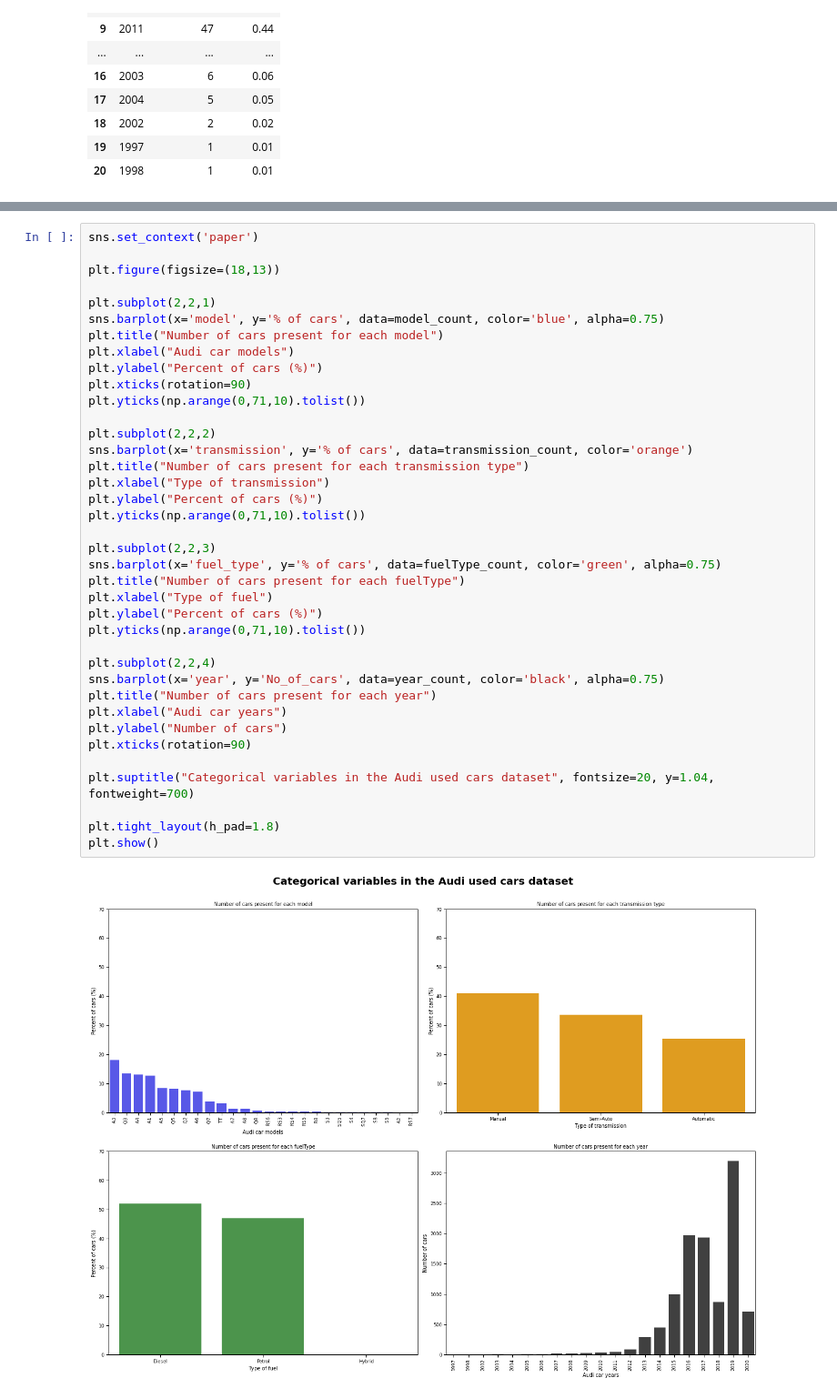
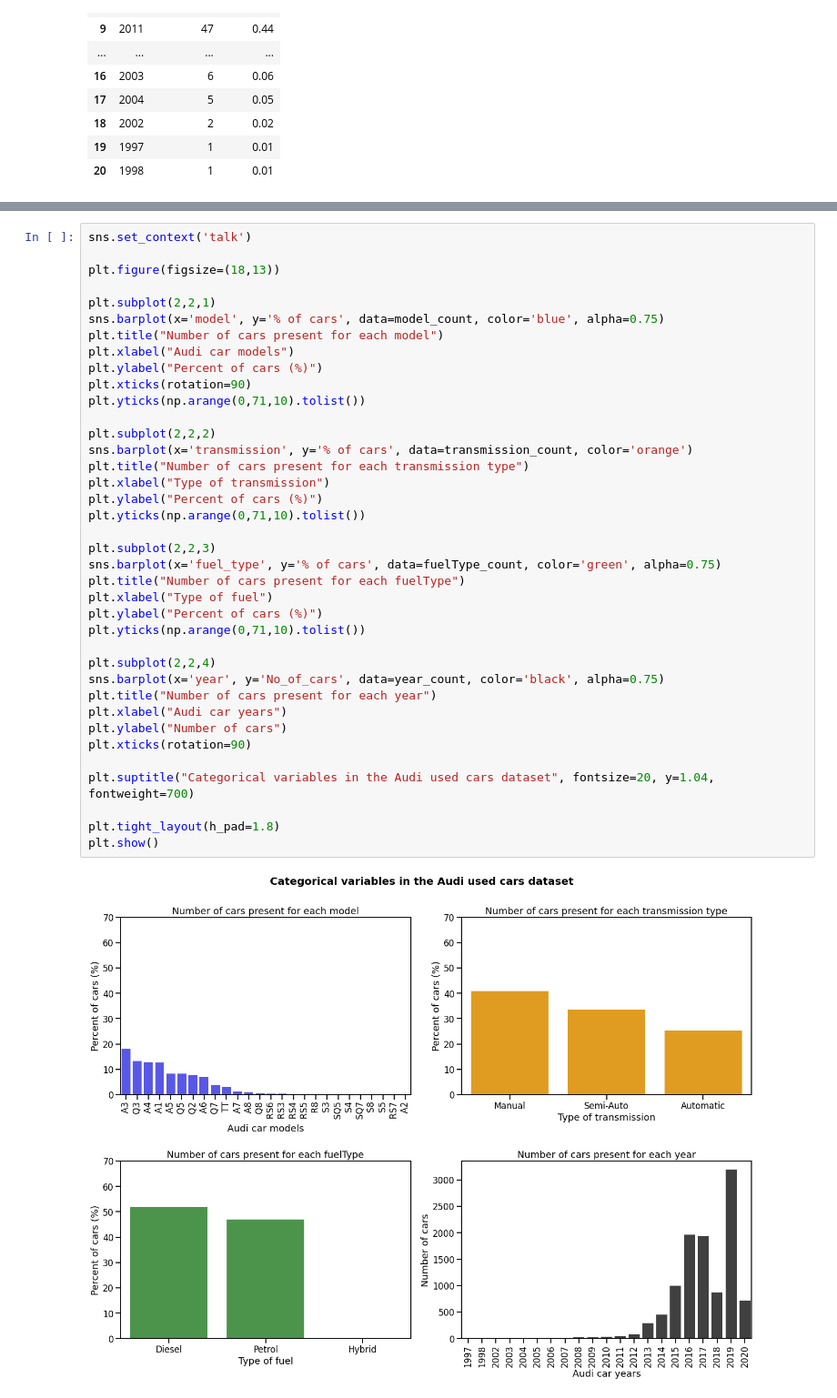
Before and after one commit to NahimaTrisha/Data-visualization-with-Python, a Jupyter notebook: audi_used_car_EDA.ipynb, the cells around one changed output, grey strips where cells are left out. Shown at 91% size. Saved outputs shown, nothing was run; the diff lists cells and outputs as text.

```diff
--- a/audi_used_car_EDA.ipynb
+++ b/audi_used_car_EDA.ipynb
@@ -273,5 +273,5 @@ plt.show()
 # %%
-sns.set_context('paper')
+sns.set_context('talk')
 
 plt.figure(figsize=(18,13))
 
@@ -282,34 +282,34 @@ plt.xlabel("Audi car models")
 plt.ylabel("Percent of cars (%)")
 plt.xticks(rotation=90)
 plt.yticks(np.arange(0,71,10).tolist())
 
 plt.subplot(2,2,2)
 sns.barplot(x='transmission', y='% of cars', data=transmission_count, color='orange')
 plt.title("Number of cars present for each transmission type")
 plt.xlabel("Type of transmission")
 plt.ylabel("Percent of cars (%)")
 plt.yticks(np.arange(0,71,10).tolist())
 
 plt.subplot(2,2,3)
 sns.barplot(x='fuel_type', y='% of cars', data=fuelType_count, color='green', alpha=0.75)
 plt.title("Number of cars present for each fuelType")
 plt.xlabel("Type of fuel")
 plt.ylabel("Percent of cars (%)")
 plt.yticks(np.arange(0,71,10).tolist())
 
 plt.subplot(2,2,4)
 sns.barplot(x='year', y='No_of_cars', data=year_count, color='black', alpha=0.75)
 plt.title("Number of cars present for each year")
 plt.xlabel("Audi car years")
 plt.ylabel("Number of cars")
 plt.xticks(rotation=90)
 
 plt.suptitle("Categorical variables in the Audi used cars dataset", fontsize=20, y=1.04, fontweight=700)
 
 plt.tight_layout(h_pad=1.8)
 plt.show()
 # %% [output]
-[figure, old version]
+[figure, new version]
 # %%
 plt.figure(figsize=(20,15))
 
```
Also changed, not shown: parts of 11 cells of this notebook.
